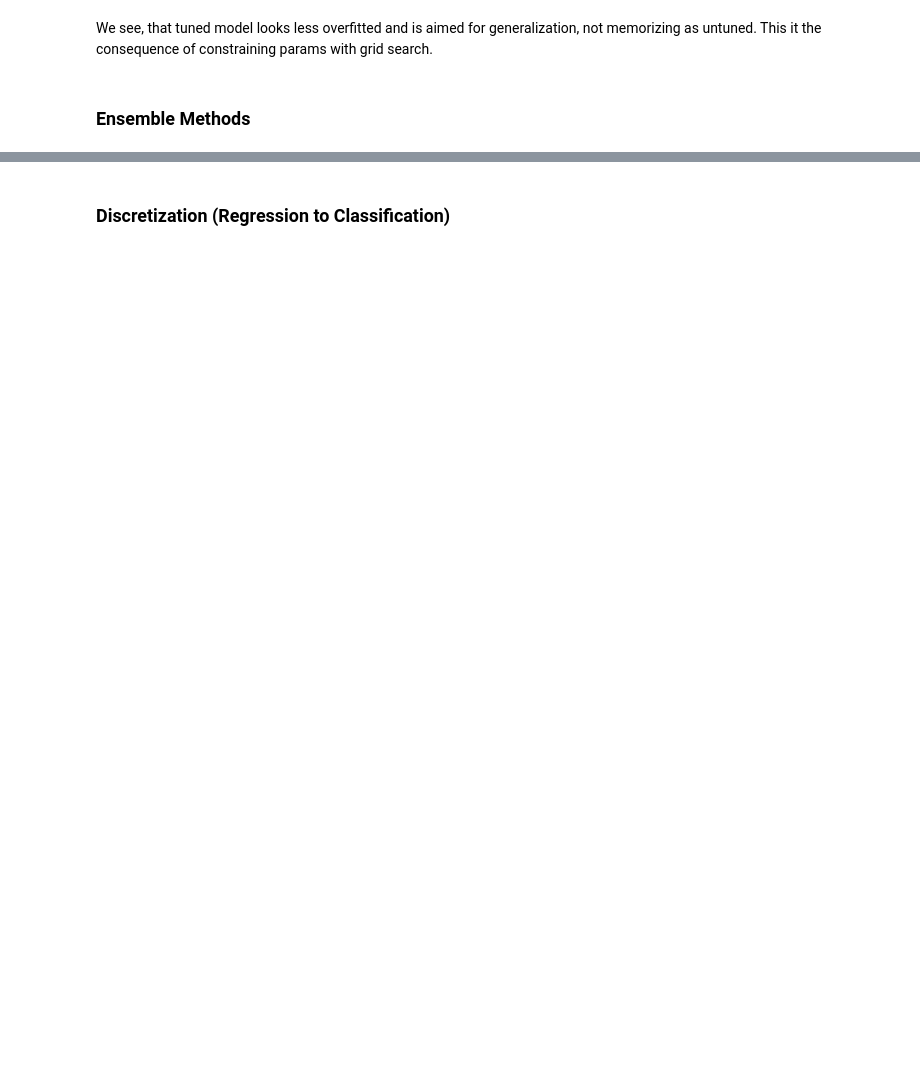
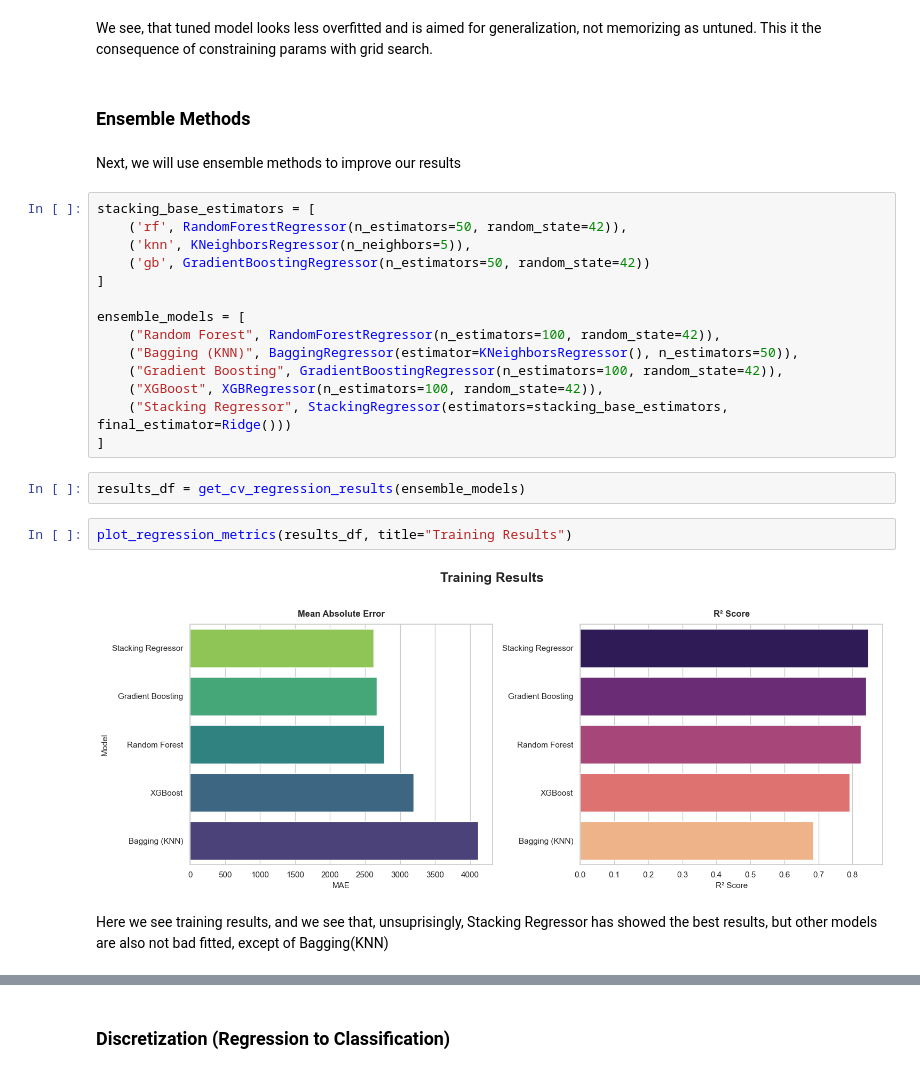
Before and after one commit to kolyakr/Comprehensive-Analysis-of-Medical-Insurance-Costs, a Jupyter notebook: code.ipynb, the cells around one changed output, grey strips where cells are left out. Drawn from its saved outputs; the diff is of its cells as text; blank space fills up the shorter version.

```diff
--- a/code.ipynb
+++ b/code.ipynb
@@ -407,3 +426,27 @@ We see, that tuned model looks less overfitted and is aimed for generalization,
 # %% [markdown]
 <a id="ensemble"></a>
 ### Ensemble Methods
+# %% [markdown]
+Next, we will use ensemble methods to improve our results
+# %%
+stacking_base_estimators = [
+    ('rf', RandomForestRegressor(n_estimators=50, random_state=42)),
+    ('knn', KNeighborsRegressor(n_neighbors=5)),
+    ('gb', GradientBoostingRegressor(n_estimators=50, random_state=42))
+]
+
+ensemble_models = [
+    ("Random Forest", RandomForestRegressor(n_estimators=100, random_state=42)),
+    ("Bagging (KNN)", BaggingRegressor(estimator=KNeighborsRegressor(), n_estimators=50)),
+    ("Gradient Boosting", GradientBoostingRegressor(n_estimators=100, random_state=42)),
+    ("XGBoost", XGBRegressor(n_estimators=100, random_state=42)),
+    ("Stacking Regressor", StackingRegressor(estimators=stacking_base_estimators, final_estimator=Ridge()))
+]
+# %%
+results_df = get_cv_regression_results(ensemble_models)
+# %%
+plot_regression_metrics(results_df, title="Training Results")
+# %% [output]
+[figure, added]
+# %% [markdown]
+Here we see training results, and we see that, unsuprisingly, Stacking Regressor has showed the best results, but other models are also not bad fitted, except of Bagging(KNN)
```
Also changed, not shown: parts of 73 cells of this notebook.
